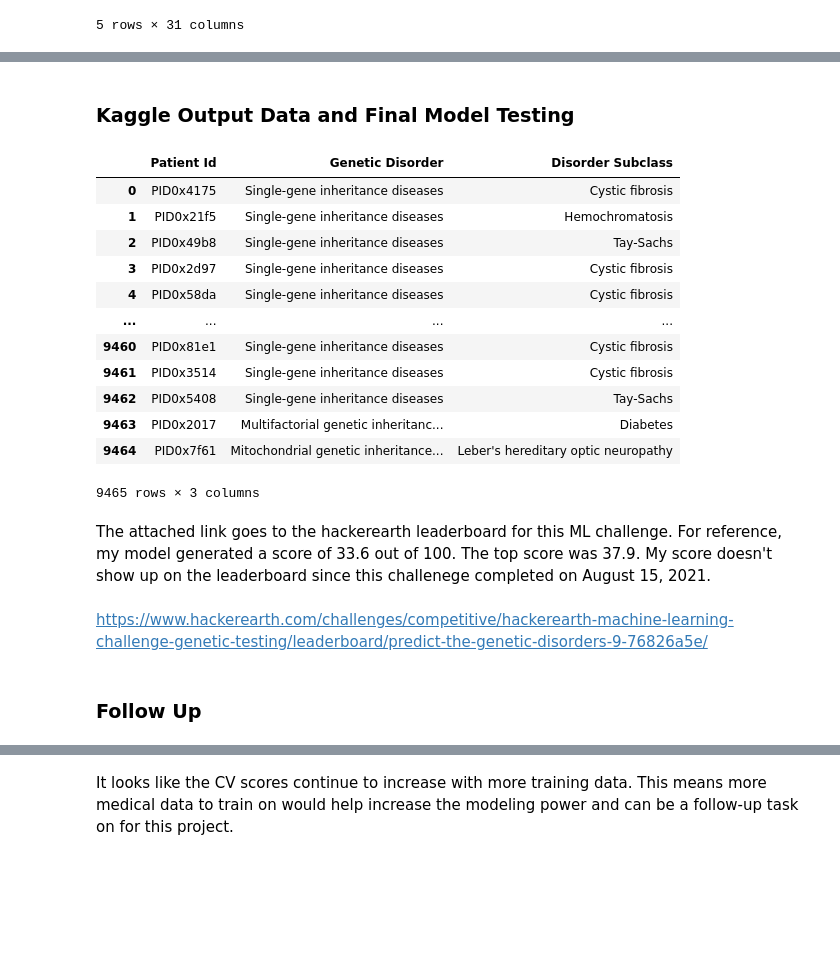
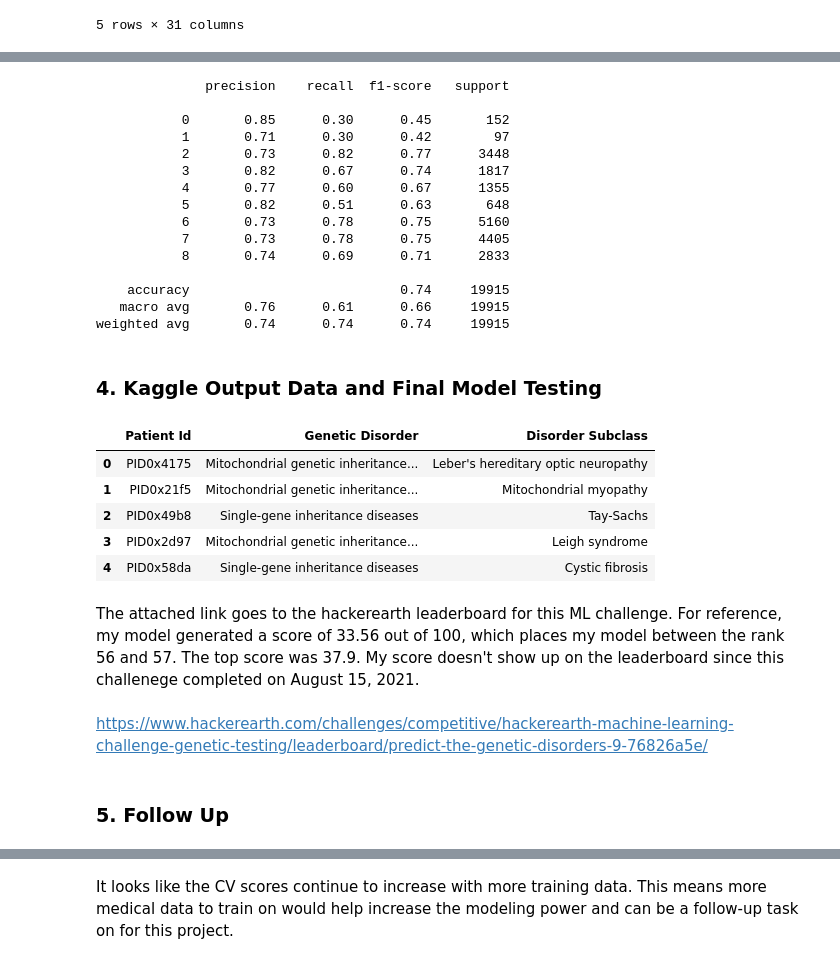
Before and after one commit to ehsung/Capstone-Project-2---Identify-Genetic-Disorder-is-Children, a Jupyter notebook: Notebooks/4. Modeling and Conclusion.ipynb, the cells around one changed output, grey strips where cells are left out. Drawn from its saved outputs; the diff is of its cells as text; code cells hidden in the pictures; blank space fills up the shorter version.

Commit message:
final model and conclusion complete

```diff
--- a/Notebooks/4. Modeling and Conclusion.ipynb
+++ b/Notebooks/4. Modeling and Conclusion.ipynb
@@ -61,5 +139,24 @@ Standard Deviation: 0.004681979493222211
+# %%
+# Best Model Confusion Matrix
+print(classification_report(encoded_y, best_pred))
+# %% [output]
+              precision    recall  f1-score   support
+
+           0       0.85      0.30      0.45       152
+           1       0.71      0.30      0.42        97
+           2       0.73      0.82      0.77      3448
+           3       0.82      0.67      0.74      1817
+           4       0.77      0.60      0.67      1355
+           5       0.82      0.51      0.63       648
+           6       0.73      0.78      0.75      5160
+           7       0.73      0.78      0.75      4405
+           8       0.74      0.69      0.71      2833
+
+    accuracy                           0.74     19915
+   macro avg       0.76      0.61      0.66     19915
+weighted avg       0.74      0.74      0.74     19915
 # %% [markdown]
-### Kaggle Output Data and Final Model Testing
+### 4. Kaggle Output Data and Final Model Testing <a id='Kaggle'></a>
 # %%
 # Load Test Data
 test_data = pd.read_csv("..\\Data\\test_data_EDA_processed.csv", index_col=0)
@@ -91,22 +188,16 @@ for val in Disorder_Subclass_Predictions:
         Genetic_Disorder.append("Multifactorial genetic inheritance disorders")
     else: Genetic_Disorder.append("Mitochondrial genetic inheritance disorders")
 # %%
+# Kaggle File Submission Format
 output_df["Genetic Disorder"] = Genetic_Disorder
 output_df["Disorder Subclass"] = Disorder_Subclass_Predictions
 
-output_df
+output_df.head()
 # %% [output]
 |  | Patient Id | Genetic Disorder | Disorder Subclass |
-| 0 | PID0x4175 | Single-gene inheritance diseases | Cystic fibrosis |
-| 1 | PID0x21f5 | Single-gene inheritance diseases | Hemochromatosis |
+| 0 | PID0x4175 | Mitochondrial genetic inheritance... | Leber's hereditary optic neuropathy |
+| 1 | PID0x21f5 | Mitochondrial genetic inheritance... | Mitochondrial myopathy |
 | 2 | PID0x49b8 | Single-gene inheritance diseases | Tay-Sachs |
-| 3 | PID0x2d97 | Single-gene inheritance diseases | Cystic fibrosis |
+| 3 | PID0x2d97 | Mitochondrial genetic inheritance... | Leigh syndrome |
 | 4 | PID0x58da | Single-gene inheritance diseases | Cystic fibrosis |
-| ... | ... | ... | ... |
-| 9460 | PID0x81e1 | Single-gene inheritance diseases | Cystic fibrosis |
-| 9461 | PID0x3514 | Single-gene inheritance diseases | Cystic fibrosis |
-| 9462 | PID0x5408 | Single-gene inheritance diseases | Tay-Sachs |
-| 9463 | PID0x2017 | Multifactorial genetic inheritanc... | Diabetes |
-| 9464 | PID0x7f61 | Mitochondrial genetic inheritance... | Leber's hereditary optic neuropathy |
-9465 rows × 3 columns
 # %%
@@ -113,7 +205,7 @@ output_df
 output_df.to_csv('../Data/outputPredicted.csv')
 # %% [markdown]
-The attached link goes to the hackerearth leaderboard for this ML challenge. For reference, my model generated a score of 33.6 out of 100. The top score was 37.9. My score doesn't show up on the leaderboard since this challenege completed on August 15, 2021.
+The attached link goes to the hackerearth leaderboard for this ML challenge. For reference, my model generated a score of 33.56 out of 100, which places my model between the rank 56 and 57. The top score was 37.9. My score doesn't show up on the leaderboard since this challenege completed on August 15, 2021.
 # %% [markdown]
 https://www.hackerearth.com/challenges/competitive/hackerearth-machine-learning-challenge-genetic-testing/leaderboard/predict-the-genetic-disorders-9-76826a5e/
 # %% [markdown]
-### Follow Up
+### 5. Follow Up <a id='Follow_Up'></a>
```
Also changed, not shown: parts of 31 cells of this notebook, 2 other files.
